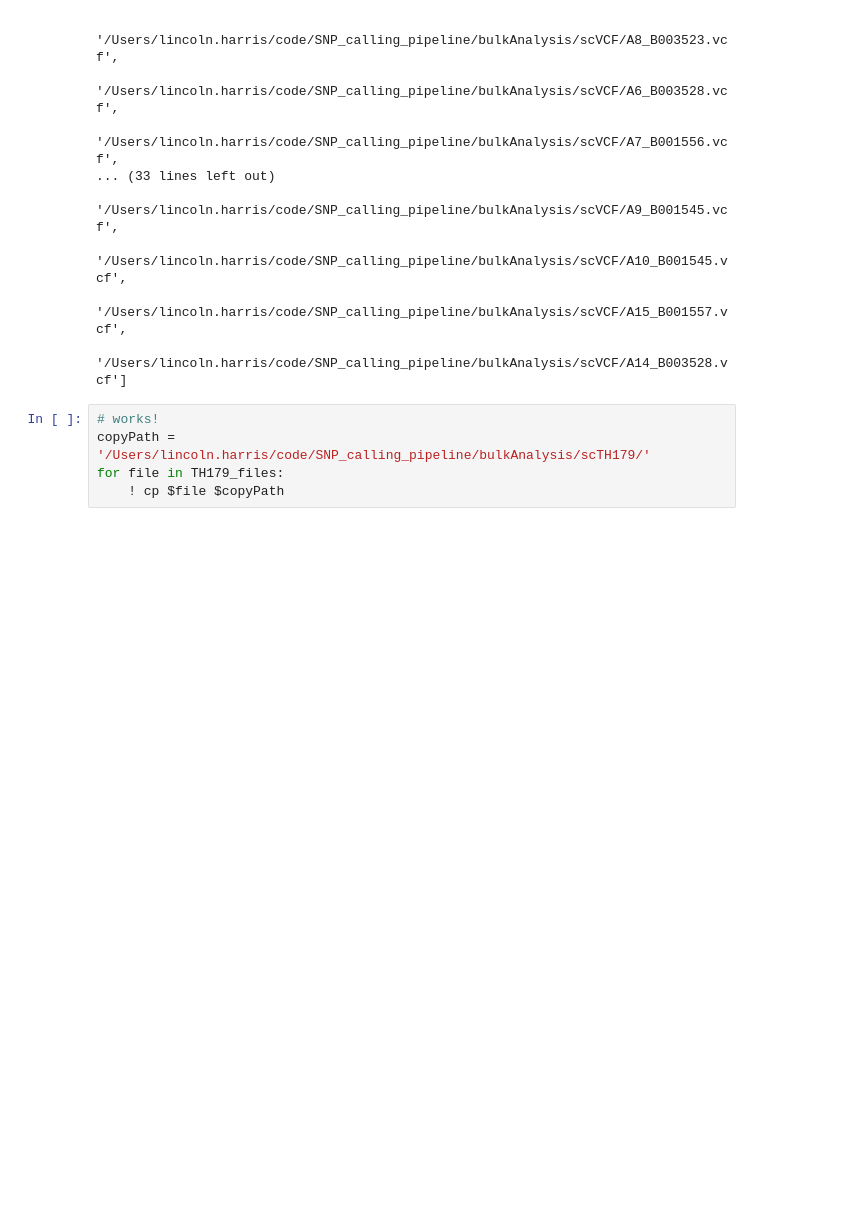
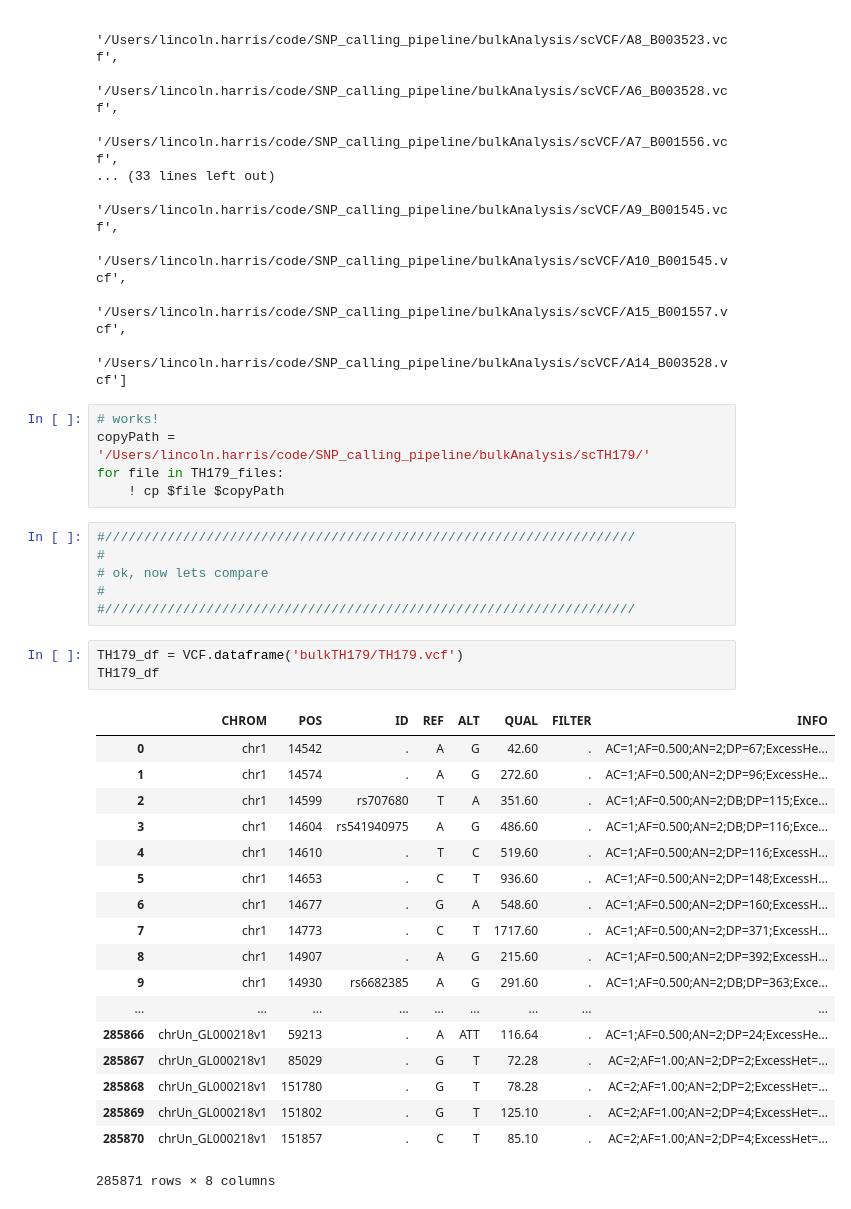
Before and after one commit to czbiohub/SNP_calling_pipeline, a Jupyter notebook: bulkAnalysis/scratch.ipynb, the cells around one changed output. Saved outputs shown, nothing was run; the diff lists cells and outputs as text; blank space fills up the shorter version.

```diff
--- a/bulkAnalysis/scratch.ipynb
+++ b/bulkAnalysis/scratch.ipynb
@@ -304,3 +304,31 @@ TH179_files
 copyPath = '/Users/lincoln.harris/code/SNP_calling_pipeline/bulkAnalysis/scTH179/'
 for file in TH179_files:
     ! cp $file $copyPath
+# %%
+#////////////////////////////////////////////////////////////////////
+#
+# ok, now lets compare
+#
+#////////////////////////////////////////////////////////////////////
+# %%
+TH179_df = VCF.dataframe('bulkTH179/TH179.vcf')
+TH179_df
+# %% [output]
+|  | CHROM | POS | ID | REF | ALT | QUAL | FILTER | INFO |
+| 0 | chr1 | 14542 | . | A | G | 42.60 | . | AC=1;AF=0.500;AN=2;DP=67;ExcessHe... |
+| 1 | chr1 | 14574 | . | A | G | 272.60 | . | AC=1;AF=0.500;AN=2;DP=96;ExcessHe... |
+| 2 | chr1 | 14599 | rs707680 | T | A | 351.60 | . | AC=1;AF=0.500;AN=2;DB;DP=115;Exce... |
+| 3 | chr1 | 14604 | rs541940975 | A | G | 486.60 | . | AC=1;AF=0.500;AN=2;DB;DP=116;Exce... |
+| 4 | chr1 | 14610 | . | T | C | 519.60 | . | AC=1;AF=0.500;AN=2;DP=116;ExcessH... |
+| 5 | chr1 | 14653 | . | C | T | 936.60 | . | AC=1;AF=0.500;AN=2;DP=148;ExcessH... |
+| 6 | chr1 | 14677 | . | G | A | 548.60 | . | AC=1;AF=0.500;AN=2;DP=160;ExcessH... |
+| 7 | chr1 | 14773 | . | C | T | 1717.60 | . | AC=1;AF=0.500;AN=2;DP=371;ExcessH... |
+| 8 | chr1 | 14907 | . | A | G | 215.60 | . | AC=1;AF=0.500;AN=2;DP=392;ExcessH... |
+| 9 | chr1 | 14930 | rs6682385 | A | G | 291.60 | . | AC=1;AF=0.500;AN=2;DB;DP=363;Exce... |
+| ... | ... | ... | ... | ... | ... | ... | ... | ... |
+| 285866 | chrUn_GL000218v1 | 59213 | . | A | ATT | 116.64 | . | AC=1;AF=0.500;AN=2;DP=24;ExcessHe... |
+| 285867 | chrUn_GL000218v1 | 85029 | . | G | T | 72.28 | . | AC=2;AF=1.00;AN=2;DP=2;ExcessHet=... |
+| 285868 | chrUn_GL000218v1 | 151780 | . | G | T | 78.28 | . | AC=2;AF=1.00;AN=2;DP=2;ExcessHet=... |
+| 285869 | chrUn_GL000218v1 | 151802 | . | G | T | 125.10 | . | AC=2;AF=1.00;AN=2;DP=4;ExcessHet=... |
+| 285870 | chrUn_GL000218v1 | 151857 | . | C | T | 85.10 | . | AC=2;AF=1.00;AN=2;DP=4;ExcessHet=... |
+285871 rows × 8 columns
```
Also changed, not shown: parts of 8 cells of this notebook.
